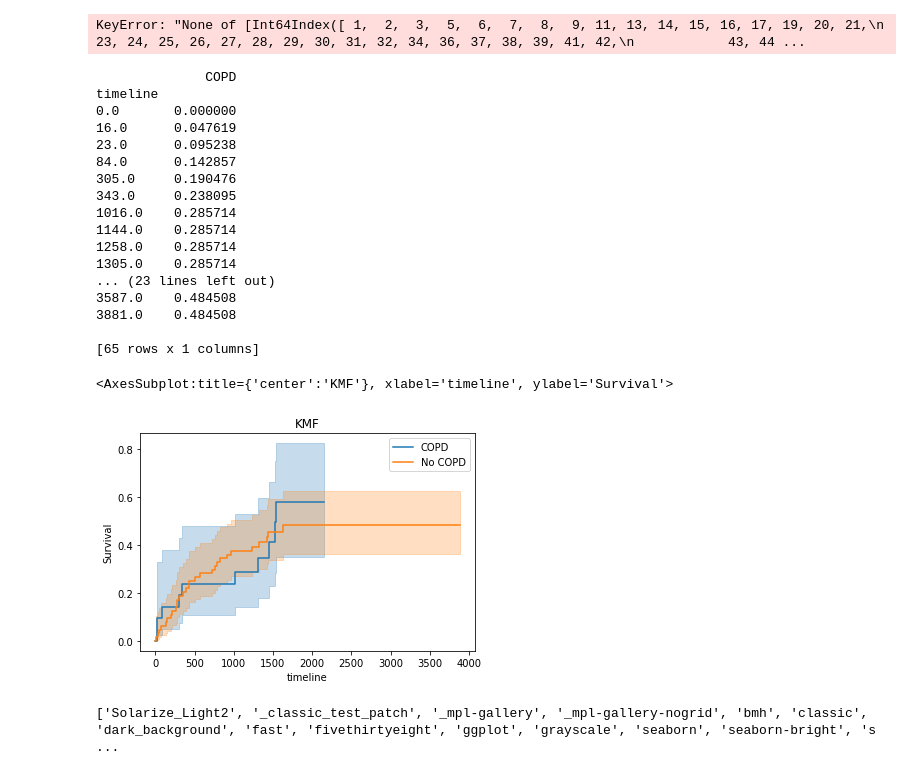
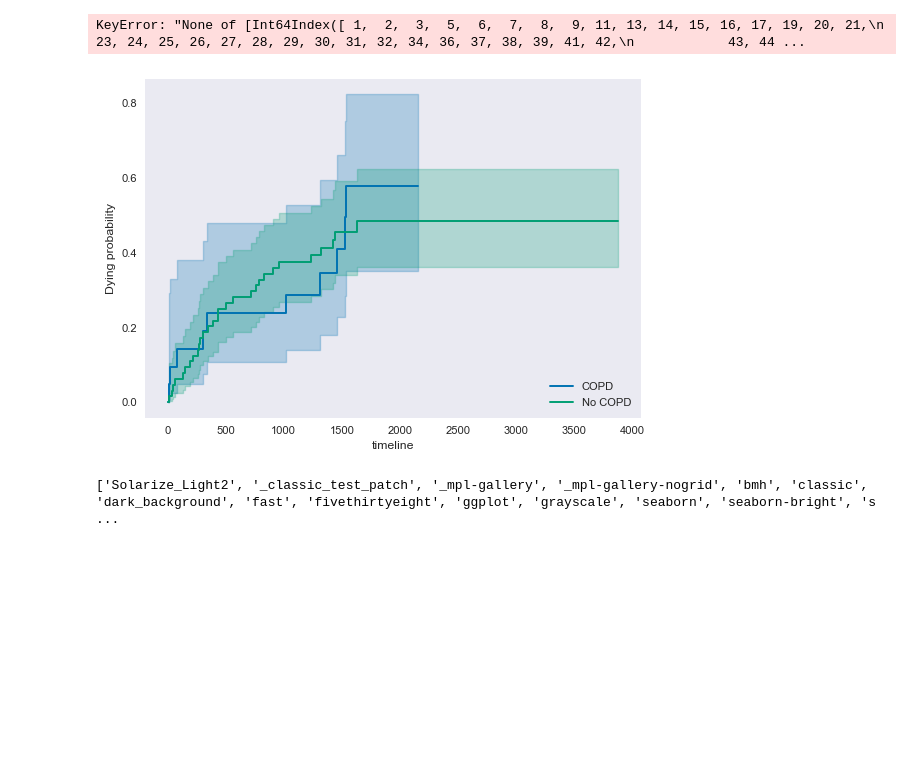
Before and after one commit to AgatheZ/Master-Project, a Jupyter notebook: Additional_analysis/model.ipynb, the cells around one changed output. Cells and saved outputs as stored; diff of their text form; code cells hidden in the pictures; blank space fills up the shorter version.

```diff
--- a/Additional_analysis/model.ipynb
+++ b/Additional_analysis/model.ipynb
@@ -131,57 +131,43 @@ print('Averaged f1-score (5-folds): %.3f ±  %.3f' % (np.mean(f1), statistics.st
 KeyError: "None of [Int64Index([ 1,  2,  3,  5,  6,  7,  8,  9, 11, 13, 14, 15, 16, 17, 19, 20, 21,\n            23, 24, 25, 26, 27, 28, 29, 30, 31, 32, 34, 36, 37, 38, 39, 41, 42,\n            43, 44 ...
 # %%
 ###COPD
-
+plt.style.use(['seaborn-paper', 'seaborn-dark', 'seaborn-colorblind'])
 kmf_1 = KaplanMeierFitter()
 kmf_0 = KaplanMeierFitter()
 
 pos = ds.query('COPD == 1')
 neg = ds.query('COPD == 0')
 
 kmf_1.fit(durations =  pos["surv"],event_observed = pos["dead5"] ,label="COPD")
 kmf_0.fit(durations =  neg["surv"],event_observed = neg["dead5"], label="No COPD")
 # print (kmf_1.event_table)
 # print (kmf_0.event_table)
 
 # print (kmf_1.predict(11))
 # print (kmf_0.predict(11))
 
 # print (kmf_1.survival_function_)
 # print (kmf_0.survival_function_)
 
 # Plot the survival_function data :
 # kmf_1.plot()
 # kmf_0.plot()
+
+fig, ax = plt.subplots()
+
 plt.xlabel("Days passed")
-plt.ylabel("Survival")
-plt.title("KMF")
+plt.ylabel("Dying probability")
 
 
-print (kmf_1.cumulative_density_)
-print (kmf_0.cumulative_density_)
 
 kmf_1.plot_cumulative_density()
 kmf_0.plot_cumulative_density()
+
+ax.spines['top'].set_visible(False)
+ax.spines['right'].set_visible(False)
+legend = ax.legend(loc='lower right')
 # %% [output]
-              COPD
-timeline
-0.0       0.000000
-16.0      0.047619
-23.0      0.095238
-84.0      0.142857
-305.0     0.190476
-343.0     0.238095
-1016.0    0.285714
-1144.0    0.285714
-1258.0    0.285714
-1305.0    0.285714
-... (23 lines left out)
-3587.0    0.484508
-3881.0    0.484508
-
-[65 rows x 1 columns]
-<AxesSubplot:title={'center':'KMF'}, xlabel='timeline', ylabel='Survival'>
-[figure, old version]
+[figure, new version]
 # %%
 ###ILD
 print(plt.style.available)
```
Also changed, not shown: parts of 4 cells of this notebook, 3 other files.
